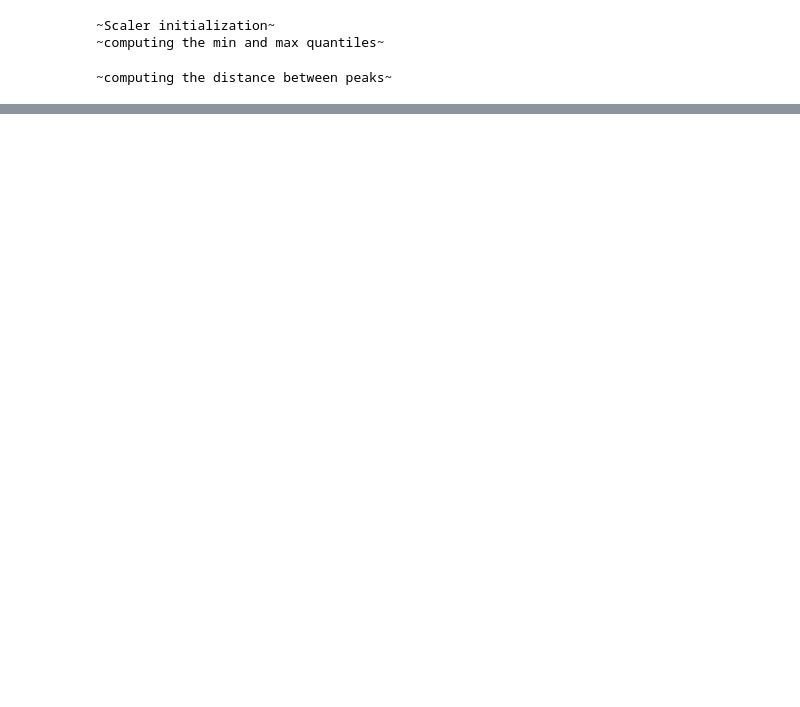
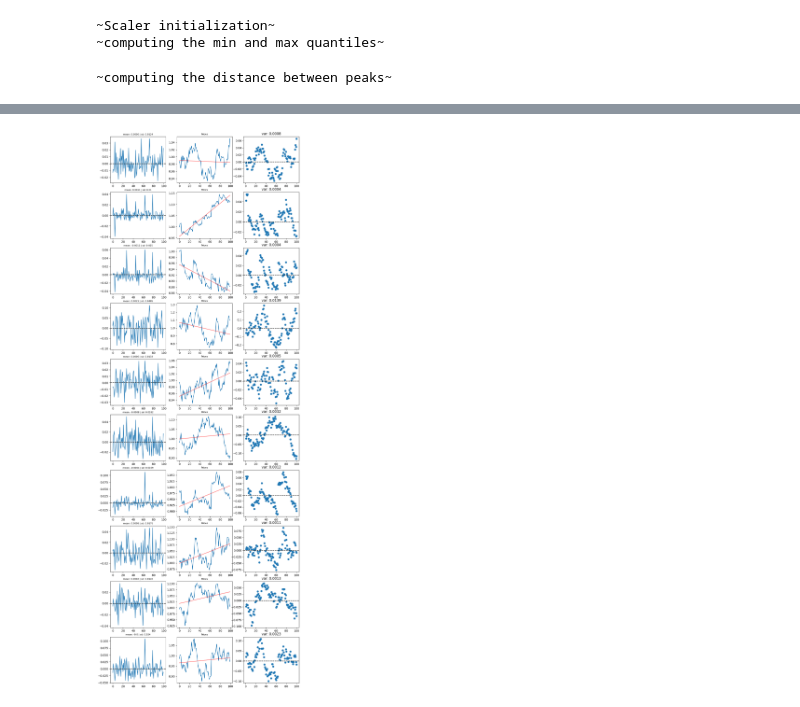
Before and after one commit to riccardobollati/GANs_for_financial_series_generation, a Jupyter notebook: main.ipynb, the cells around one changed output, grey strips where cells are left out. Cells and saved outputs as stored; diff of their text form; code cells hidden in the pictures; blank space fills up the shorter version.

```diff
--- a/main.ipynb
+++ b/main.ipynb
@@ -201,0 +176,3 @@ linear_reg = LinearRegression(fit_intercept=True)
+# %%
+df_generator = DfGenerator(variance_th=6, mean_boundary = 0.006, max_range=0.15, generator=g, size = 10, rescaler=rescaler)
+syntetic_df, diff = df_generator()
@@ -201,0 +197,4 @@ linear_reg = LinearRegression(fit_intercept=True)
+# %%
+utils.plot_samples_price(syntetic_df, save='results/mean_range02.png', return_series=False)
+# %% [output]
+[figure, added]
```
Also changed, not shown: parts of 14 cells of this notebook, 11 other files.
